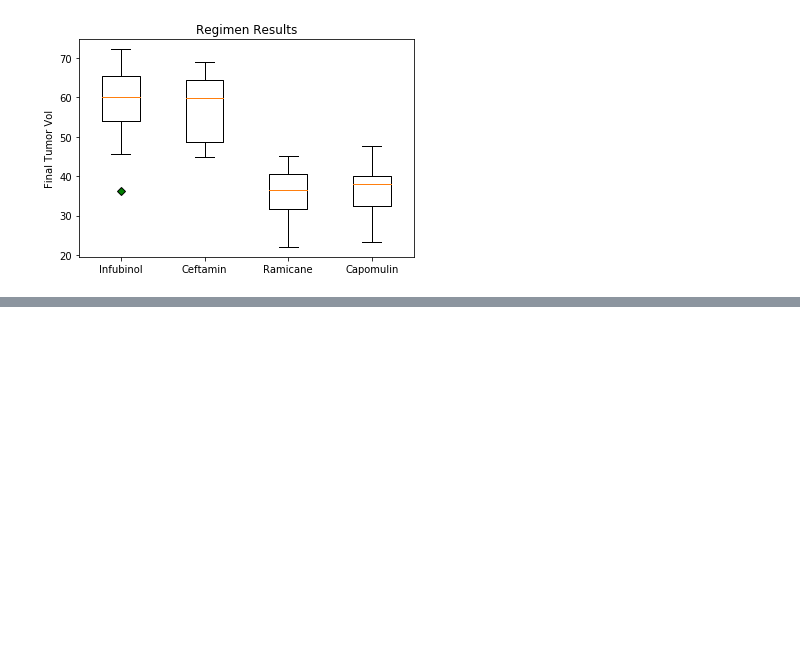
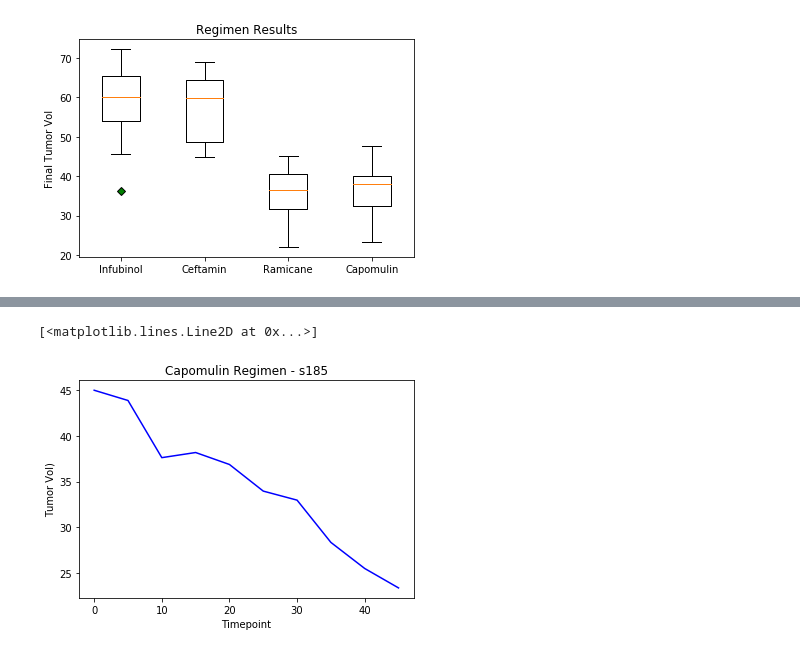
Before and after one commit to Elton-Don/Matplotlib, a Jupyter notebook: main.ipynb, the cells around one changed output, grey strips where cells are left out. Drawn from its saved outputs; the diff is of its cells as text; code cells hidden in the pictures; blank space fills up the shorter version.

```diff
--- a/main.ipynb
+++ b/main.ipynb
@@ -420,3 +420,7 @@ plt.show
 # %% [output]
 <function matplotlib.pyplot.show(*args, **kw)>
 [figure]
+# %%
+df8 = pd.DataFrame(data_merged, columns = ['Mouse ID', 'Weight (g)', 'Timepoint', 'Tumor Volume (mm3)', 'Drug Regimen'])
+mouse_df = df8[df8['Mouse ID'] == 's185']
+print(mouse_df)
@@ -422,0 +439,10 @@ plt.show
+# %%
+time = mouse_df['Timepoint']
+volume = mouse_df['Tumor Volume (mm3)']
+plt.title("Capomulin Regimen - s185")
+plt.xlabel("Timepoint")
+plt.ylabel("Tumor Vol)")
+plt.plot(time, volume, color="blue", label="Mouse-s185")
+# %% [output]
+[<matplotlib.lines.Line2D at 0x...>]
+[figure, added]
```
Also changed, not shown: parts of 3 cells of this notebook.
